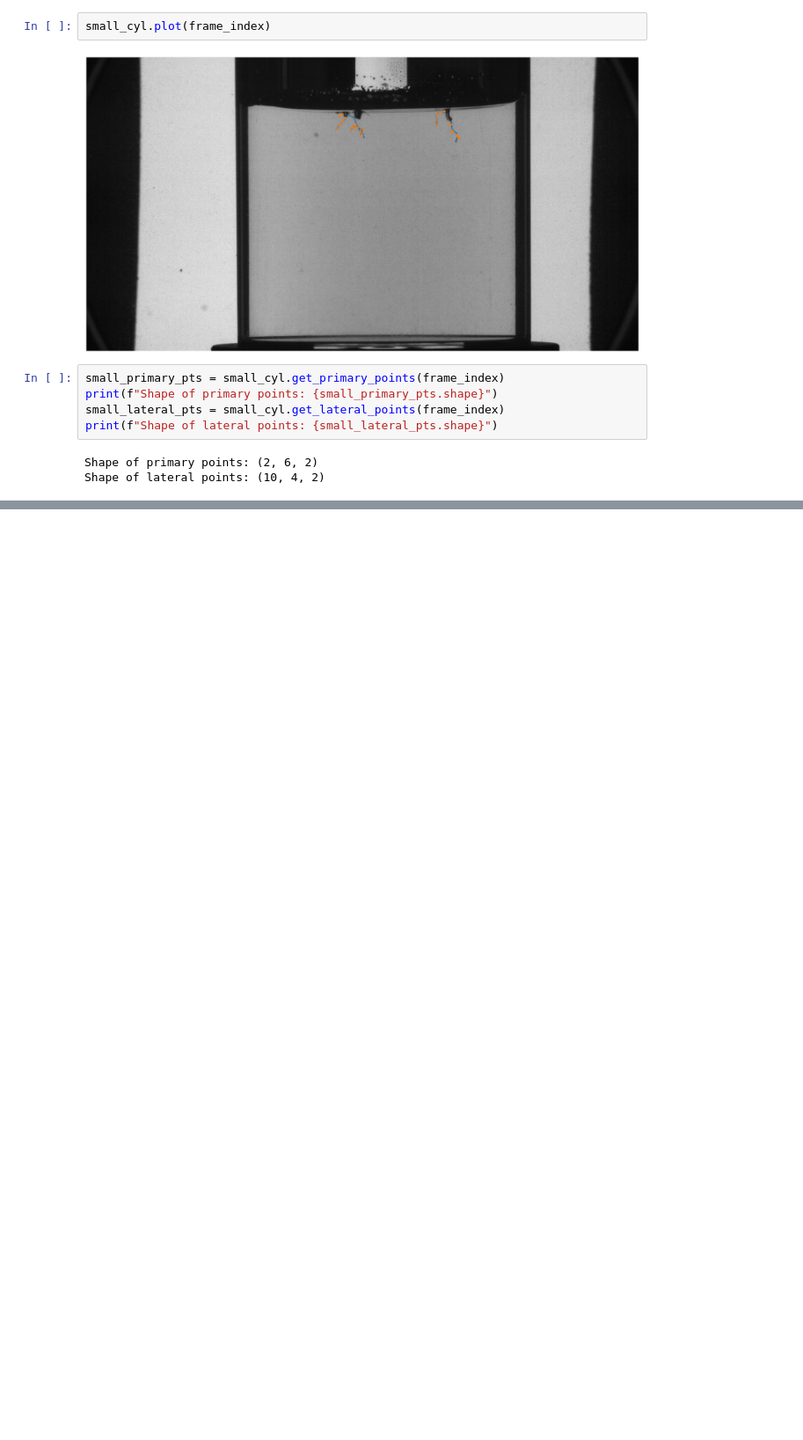
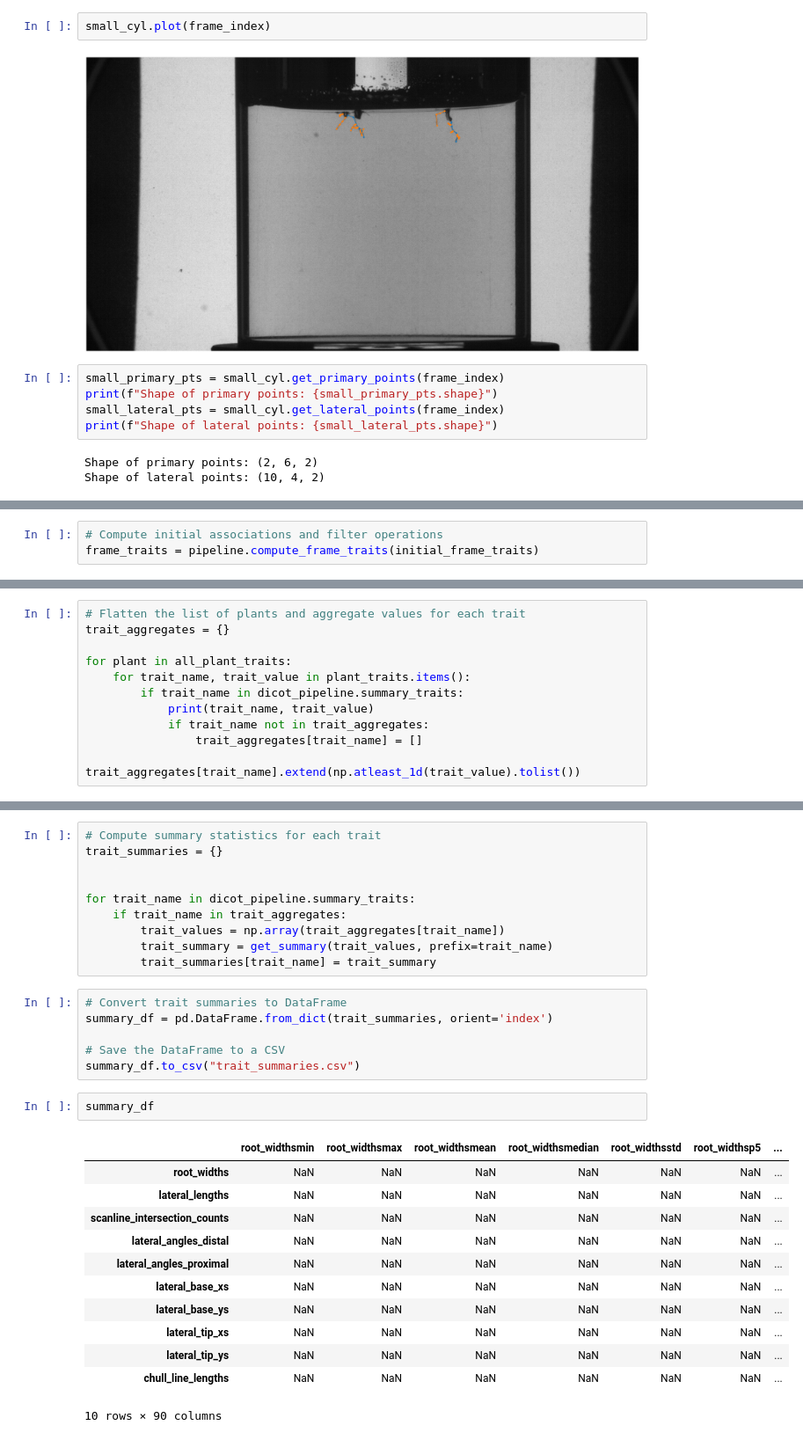
Before and after one commit to talmolab/sleap-roots, a Jupyter notebook: multipledicotpipeline_tests_v000.ipynb, the cells around one changed output, grey strips where cells are left out. Shown at 88% size. Saved outputs shown, nothing was run; the diff lists cells and outputs as text; blank space fills up the shorter version.

Commit message:
Sketch out multiple dicot pipeline algorithm

```diff
--- a/multipledicotpipeline_tests_v000.ipynb
+++ b/multipledicotpipeline_tests_v000.ipynb
@@ -103,0 +129,3 @@ pipeline = pipeline.
+# %%
+# Compute initial associations and filter operations
+frame_traits = pipeline.compute_frame_traits(initial_frame_traits)
@@ -103,0 +237,11 @@ pipeline = pipeline.
+# %%
+# Flatten the list of plants and aggregate values for each trait
+trait_aggregates = {}
+
+for plant in all_plant_traits:
+    for trait_name, trait_value in plant_traits.items():
+        if trait_name in dicot_pipeline.summary_traits:
+            print(trait_name, trait_value)
+            if trait_name not in trait_aggregates:
+                trait_aggregates[trait_name] = []
+            trait_aggregates[trait_name].extend(np.atleast_1d(trait_value).tolist())
@@ -103,0 +266,31 @@ pipeline = pipeline.
+# %%
+# Compute summary statistics for each trait
+trait_summaries = {}
+
+
+for trait_name in dicot_pipeline.summary_traits:
+    if trait_name in trait_aggregates:
+        trait_values = np.array(trait_aggregates[trait_name])
+        trait_summary = get_summary(trait_values, prefix=trait_name)
+        trait_summaries[trait_name] = trait_summary
+# %%
+# Convert trait summaries to DataFrame
+summary_df = pd.DataFrame.from_dict(trait_summaries, orient='index')
+
+# Save the DataFrame to a CSV
+summary_df.to_csv("trait_summaries.csv")
+# %%
+summary_df
+# %% [output]
+|  | root_widthsmin | root_widthsmax | root_widthsmean | root_widthsmedian | root_widthsstd | root_widthsp5 | ... |
+| root_widths | NaN | NaN | NaN | NaN | NaN | NaN | ... |
+| lateral_lengths | NaN | NaN | NaN | NaN | NaN | NaN | ... |
+| scanline_intersection_counts | NaN | NaN | NaN | NaN | NaN | NaN | ... |
+| lateral_angles_distal | NaN | NaN | NaN | NaN | NaN | NaN | ... |
+| lateral_angles_proximal | NaN | NaN | NaN | NaN | NaN | NaN | ... |
+| lateral_base_xs | NaN | NaN | NaN | NaN | NaN | NaN | ... |
+| lateral_base_ys | NaN | NaN | NaN | NaN | NaN | NaN | ... |
+| lateral_tip_xs | NaN | NaN | NaN | NaN | NaN | NaN | ... |
+| lateral_tip_ys | NaN | NaN | NaN | NaN | NaN | NaN | ... |
+| chull_line_lengths | NaN | NaN | NaN | NaN | NaN | NaN | ... |
+10 rows × 90 columns
```
Also changed, not shown: parts of 12 cells of this notebook.
